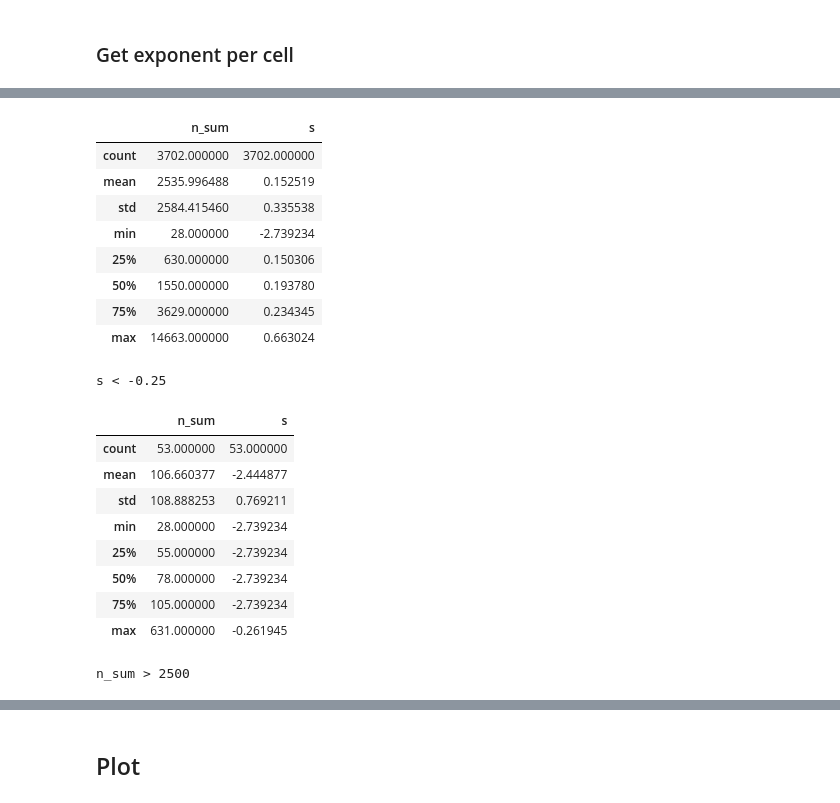
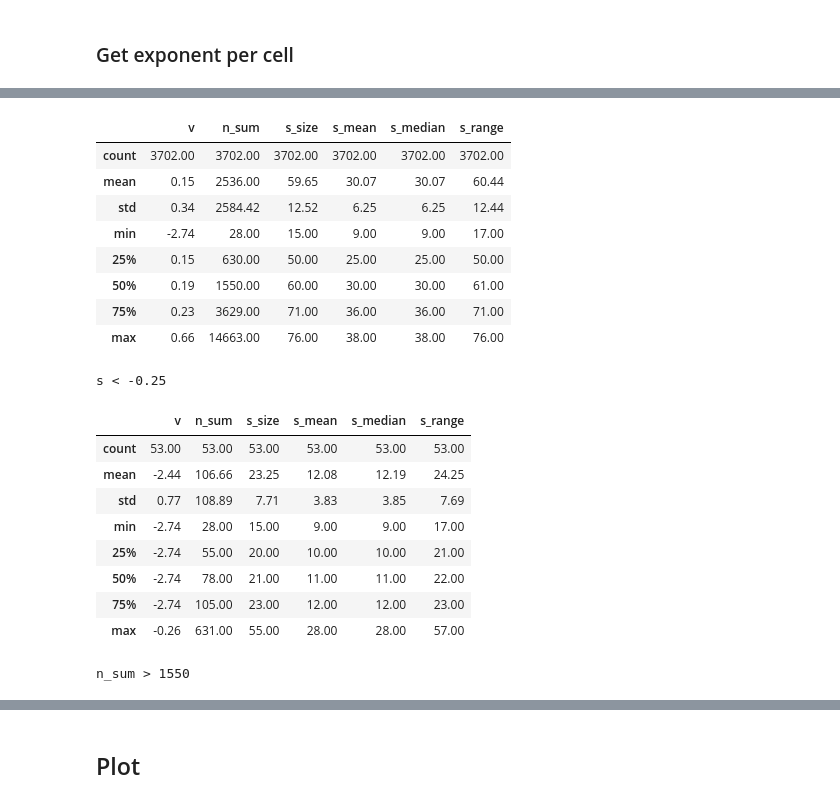
Before and after one commit to gesinecauer/Chromatin_Analysis_MOp, a Jupyter notebook: jupyter/snm3C-seq.ipynb, the cells around one changed output, grey strips where cells are left out. Cells and saved outputs as stored; diff of their text form; code cells hidden in the pictures.

```diff
--- a/jupyter/snm3C-seq.ipynb
+++ b/jupyter/snm3C-seq.ipynb
@@ -183,0 +706,10 @@ print((by_genomic_dis_smooth[m].smoothed_n > by_genomic_dis_smooth[m].n).sum() /
+# %%
+min_n = None
+dis_exp = 1; sigma_log10 = 0.1
+
+agg = 'median'  # for agg in ('mean', 'median'):
+# print(f"\n\n======= {agg.upper()} =======\n")
+sc_dis_intramol_mean = sc_dis_intramol.median(axis=1).to_frame().rename({0: f'sc_{agg}'}, axis=1)
+s_agg = get_genomic_dist_by_cell(sc_dis_intramol_mean, dis_exp=dis_exp, min_n=min_n) ** -5
+s_agg_smooth = smooth_frequency(s_agg, sigma_log10=sigma_log10)
+d, (x, y), est_alpha = estimate_exponent_manual(s_agg_smooth, seed=0, dis_exp=dis_exp, verbose=True)
@@ -195,24 +732,27 @@ def get_exponent_per_cell(df, dis_exp):
 
     v = d['exponent'] / dis_exp
     detected_genomic_dis = s = df[df.n > 0].index.values
-    res = {'v': v, 'n_sum': df.n.sum(), 's_size': int(s.size), 's_mean': s.mean(), 's_median': np.median(s), 's_range': int(s.max() - s.min() + 1)}
+    res = {
+        'v': v, 'n_sum': df.n.sum(), 'detected_sum': df.n.notnull().sum(),
+        's_size': int(s.size), 's_mean': s.mean(), 's_median': np.median(s),
+        's_range': int(s.max() - s.min() + 1)}
     return pd.Series(res)
 
 
 min_genomic_dis = None; max_genomic_dis = 'default'
 
 if min_genomic_dis is None:
-    min_genomic_dis = by_genomic_dis_smooth.index.min()
+    min_genomic_dis = s_by_cell_smooth.index.min()
 if max_genomic_dis is None:
-    max_genomic_dis = by_genomic_dis_smooth.index.max()
+    max_genomic_dis = s_by_cell_smooth.index.max()
 elif isinstance(max_genomic_dis, str) and max_genomic_dis.lower() == 'default':
     max_genomic_dis = 6e7
-mask = (by_genomic_dis_smooth.index <= max_genomic_dis) & (by_genomic_dis_smooth.index >= min_genomic_dis)
+mask = (s_by_cell_smooth.index <= max_genomic_dis) & (s_by_cell_smooth.index >= min_genomic_dis)
 
-# tmp = by_genomic_dis_smooth[mask].groupby('cell_num').apply(get_exponent_per_cell, dis_exp=dis_exp, include_groups=False)
-# n_sum = by_genomic_dis_smooth[mask].groupby('cell_num').n.sum().to_frame().rename({'n': 'n_sum'}, axis=1)
+# tmp = s_by_cell_smooth[mask].groupby('cell_num').apply(get_exponent_per_cell, dis_exp=dis_exp, include_groups=False)
+# n_sum = s_by_cell_smooth[mask].groupby('cell_num').n.sum().to_frame().rename({'n': 'n_sum'}, axis=1)
 # per_cell = pd.concat([n_sum, tmp.to_frame().rename({0: 'v'}, axis=1)], axis=1)
 
-per_cell = by_genomic_dis_smooth[mask].groupby('cell_num').apply(get_exponent_per_cell, dis_exp=dis_exp, include_groups=False)
-per_cell['s_range'] = per_cell.s_range.astype(int)
-per_cell['s_size'] = per_cell.s_size.astype(int)
+per_cell = s_by_cell_smooth[mask].groupby('cell_num').apply(get_exponent_per_cell, dis_exp=dis_exp, include_groups=False)
+for col in [col in per_cell.columns if col != 'v']:  #['n_sum', 's_size', 's_mean', 's_median', 's_range']:
+    per_cell[col] = per_cell[col].astype(int)
@@ -236,35 +759,35 @@ per_cell
 # %%
-min_nsum = 2500
+min_nsum = int(round(per_cell.n_sum.quantile(0.5)))
 
-display(per_cell.describe())
+display(per_cell.describe().round(2))
 print('\ns < -0.25')
-display(per_cell[per_cell.v < -0.25].describe())
+display(per_cell[per_cell.v < -0.25].describe().round(2))
 print(f'\nn_sum > {min_nsum}')
-display(per_cell[per_cell.n_sum >= min_nsum].describe())
+display(per_cell[per_cell.n_sum >= min_nsum].describe().round(2))
 
-pairs_per_cell = by_genomic_dis_smooth[mask].groupby('cell_num').n.sum()
+pairs_per_cell = s_by_cell_smooth[mask].groupby('cell_num').n.sum()
 cells_to_use = pairs_per_cell[pairs_per_cell >= min_nsum].index
 num_pairs_orig = sc_dis_intramol.notnull().values.sum()
 num_pairs_final = sc_dis_intramol[cells_to_use].notnull().values.sum()
 print(f"Retaining {round(num_pairs_final / num_pairs_orig * 100):g}% of pairs")
 # %% [output]
-|  | n_sum | s |
-| count | 3702.000000 | 3702.000000 |
-| mean | 2535.996488 | 0.152519 |
-| std | 2584.415460 | 0.335538 |
-| min | 28.000000 | -2.739234 |
-| 25% | 630.000000 | 0.150306 |
-| 50% | 1550.000000 | 0.193780 |
-| 75% | 3629.000000 | 0.234345 |
-| max | 14663.000000 | 0.663024 |
+|  | v | n_sum | s_size | s_mean | s_median | s_range |
+| count | 3702.00 | 3702.00 | 3702.00 | 3702.00 | 3702.00 | 3702.00 |
+| mean | 0.15 | 2536.00 | 59.65 | 30.07 | 30.07 | 60.44 |
+| std | 0.34 | 2584.42 | 12.52 | 6.25 | 6.25 | 12.44 |
+| min | -2.74 | 28.00 | 15.00 | 9.00 | 9.00 | 17.00 |
+| 25% | 0.15 | 630.00 | 50.00 | 25.00 | 25.00 | 50.00 |
+| 50% | 0.19 | 1550.00 | 60.00 | 30.00 | 30.00 | 61.00 |
+| 75% | 0.23 | 3629.00 | 71.00 | 36.00 | 36.00 | 71.00 |
+| max | 0.66 | 14663.00 | 76.00 | 38.00 | 38.00 | 76.00 |
 s < -0.25
-|  | n_sum | s |
-| count | 53.000000 | 53.000000 |
-| mean | 106.660377 | -2.444877 |
-| std | 108.888253 | 0.769211 |
-| min | 28.000000 | -2.739234 |
-| 25% | 55.000000 | -2.739234 |
-| 50% | 78.000000 | -2.739234 |
-| 75% | 105.000000 | -2.739234 |
-| max | 631.000000 | -0.261945 |
+|  | v | n_sum | s_size | s_mean | s_median | s_range |
+| count | 53.00 | 53.00 | 53.00 | 53.00 | 53.00 | 53.00 |
+| mean | -2.44 | 106.66 | 23.25 | 12.08 | 12.19 | 24.25 |
+| std | 0.77 | 108.89 | 7.71 | 3.83 | 3.85 | 7.69 |
+| min | -2.74 | 28.00 | 15.00 | 9.00 | 9.00 | 17.00 |
+| 25% | -2.74 | 55.00 | 20.00 | 10.00 | 10.00 | 21.00 |
+| 50% | -2.74 | 78.00 | 21.00 | 11.00 | 11.00 | 22.00 |
+| 75% | -2.74 | 105.00 | 23.00 | 12.00 | 12.00 | 23.00 |
+| max | -0.26 | 631.00 | 55.00 | 28.00 | 28.00 | 57.00 |
-n_sum > 2500
+n_sum > 1550
```
Also changed, not shown: parts of 53 cells of this notebook.
